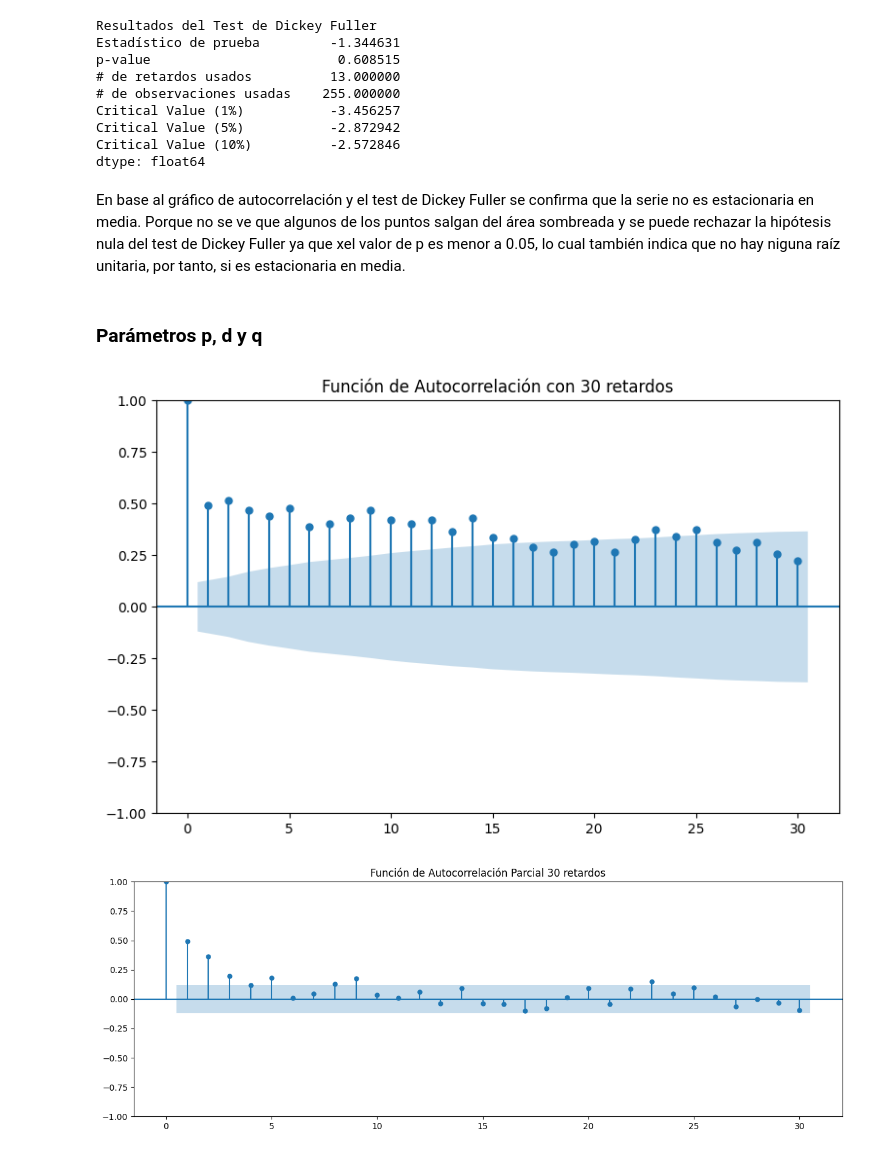
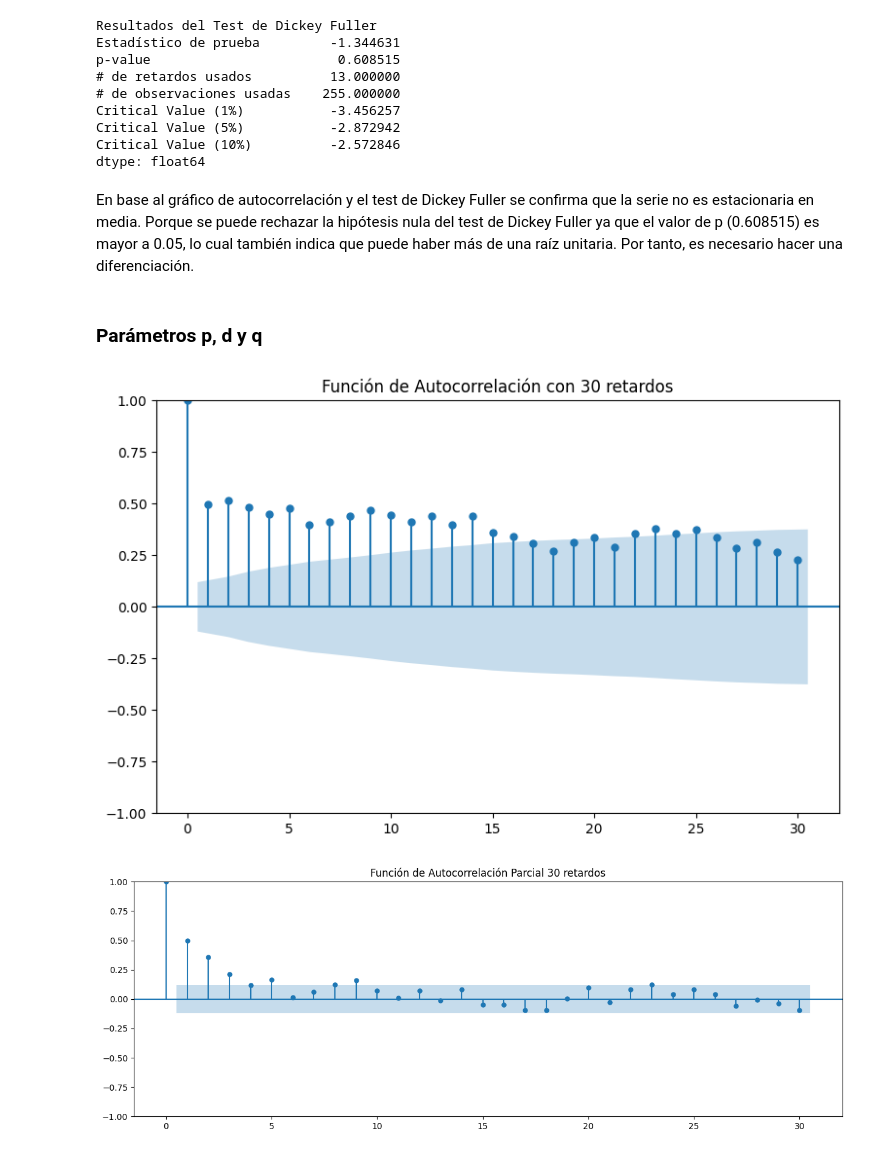
Before and after one commit to MGonza20/Lab2_DataScience, a Jupyter notebook: importaciones.ipynb, the cells around one changed output. Drawn from its saved outputs; the diff is of its cells as text; code cells hidden in the pictures.

```diff
--- a/importaciones.ipynb
+++ b/importaciones.ipynb
@@ -124,12 +122,12 @@ data_dba = data_diesel
 # %%
-data_dba.freq = 'M'
+data_diesel.freq = 'M'
 
-data_dba = data_dba.copy()
-data_dba['media_movil'] = data_dba['diesel'].rolling(window=12).mean()
-rolling_mean = data_dba['diesel'].rolling(window=12).mean()
+data_diesel = data_diesel.copy()
+data_diesel['media_movil'] = data_diesel['diesel'].rolling(window=12).mean()
+rolling_mean = data_diesel['diesel'].rolling(window=12).mean()
 
-fig = px.line(data_dba, x='fecha', y='diesel', labels={'diesel': 'Cantidad de diesel Bajo Azufre'}, title='Diesel Bajo Azufre por mes', markers=True)
-fig.add_scatter(x=data_dba['fecha'], y=rolling_mean, mode='lines', name='Media móvil - 12 meses')
+fig = px.line(data_diesel, x='fecha', y='diesel', labels={'diesel': 'Cantidad de diesel Bajo Azufre'}, title='Diesel Bajo Azufre por mes', markers=True)
+fig.add_scatter(x=data_diesel['fecha'], y=rolling_mean, mode='lines', name='Media móvil - 12 meses')
 
 fig.update_xaxes(tickformat="%Y", title_text='Año')
 fig.update_traces(line=dict(width=2.5))
@@ -139,7 +137,7 @@ A primera vista no se observa estacionaridad en media ni en varianza.
 # %% [markdown]
 ### Descomposición de la serie
 # %%
-d_serie_dba = seasonal_decompose(data_dba.set_index('fecha')['diesel'].astype(float))
+d_serie_dba = seasonal_decompose(data_diesel.set_index('fecha')['diesel'].astype(float))
 fig = make_subplots(rows=3, cols=1, shared_xaxes=True, subplot_titles=('Tendencia', 'Estacionalidad', 'Aleatoriedad'))
 
 fig.add_trace(go.Scatter(x=d_serie_dba.trend.index, y=d_serie_dba.trend, mode='lines', name='Tendencia'), row=1, col=1)
@@ -154,8 +152,8 @@ Hay una tendencia evidente y una estacionalidad notable. En cuanto al componente
 ### Transformación de la serie
 La serie requiere una transformación de tipo box-cox dado que no es estacionaria en varianza.
 # %%
-data_dba['diesel_boxcox'] = boxcox(data_dba['diesel'])[0]
-fig = px.line(data_dba, x='fecha', y='diesel_boxcox', title='Diesel - Transformación box cox', markers=True)
+data_diesel['diesel_boxcox'] = boxcox(data_diesel['diesel'])[0]
+fig = px.line(data_diesel, x='fecha', y='diesel_boxcox', title='Diesel - Transformación box cox', markers=True)
 
 fig.show()
 # %% [markdown]
@@ -195,20 +193,20 @@ Critical Value (5%)           -2.872942
 Critical Value (10%)          -2.572846
 dtype: float64
 # %% [markdown]
-En base al gráfico de autocorrelación y el test de Dickey Fuller se confirma que la serie no es estacionaria en media. Porque no se ve que algunos de los puntos salgan del área sombreada y se puede rechazar la hipótesis nula del test de Dickey Fuller ya que xel valor de p es menor a 0.05, lo cual también indica que no hay niguna raíz unitaria, por tanto, si es estacionaria en media.
+En base al gráfico de autocorrelación y el test de Dickey Fuller se confirma que la serie no es estacionaria en media. Porque se puede rechazar la hipótesis nula del test de Dickey Fuller ya que el valor de p (0.608515) es mayor a 0.05, lo cual también indica que puede haber más de una raíz unitaria. Por tanto, es necesario hacer una diferenciación.
 # %% [markdown]
 ### Parámetros p, d y q
 # %%
 plt.rcParams['figure.figsize'] = [15, 5]
 plt.rcParams['figure.dpi'] = 100
 
 plt.subplot(121)
-plot_acf(data_dba['diesel_log'].dropna(), lags=30, ax=plt.gca(), title='Función de Autocorrelación con 30 retardos')
+plot_acf(data_diesel['diesel_boxcox'].dropna(), lags=30, ax=plt.gca(), title='Función de Autocorrelación con 30 retardos')
 
 plt.tight_layout()
 plt.show()
 # %% [output]
-[figure, old version]
+[figure, new version]
 # %%
 plt.rcParams['figure.figsize'] = [15, 5]
 plt.rcParams['figure.dpi'] = 100
```
Also changed, not shown: parts of 6 cells of this notebook.
